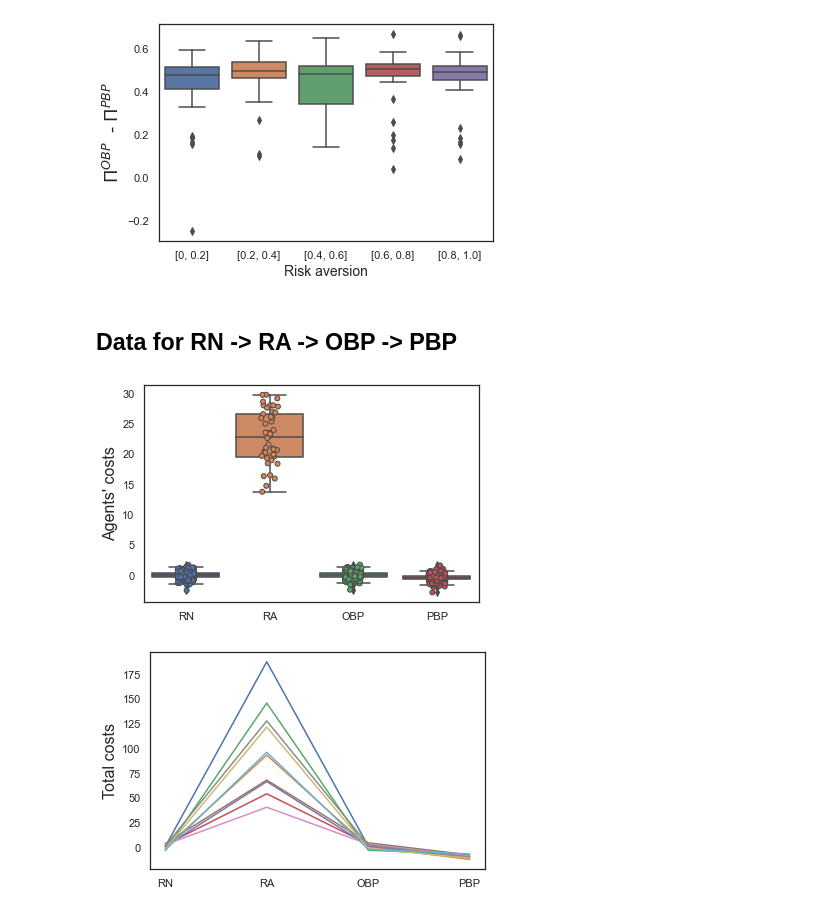
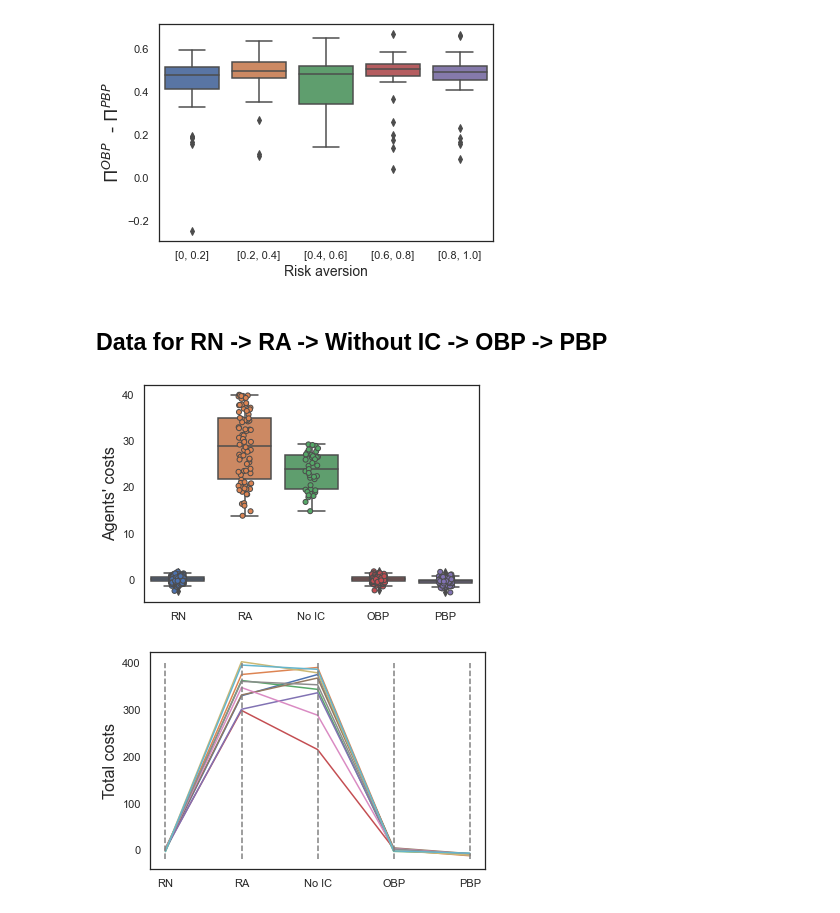
Before and after one commit to ishilov/risk_paper, a Jupyter notebook: notebooks/graphs.ipynb, the cells around one changed output. Drawn from its saved outputs; the diff is of its cells as text; code cells hidden in the pictures.

```diff
--- a/notebooks/graphs.ipynb
+++ b/notebooks/graphs.ipynb
@@ -103,0 +107,4 @@ df_RN
+# %%
+df_without_IC = pd.read_csv('../data/without_IC_params_2000_with_obj.csv')
+df_without_IC.set_index(['Unnamed: 0', 'Unnamed: 1'], inplace=True)
+df_without_IC
@@ -180,53 +202,56 @@ fig;
 # %% [output]
 [figure]
 # %% [markdown]
-## Data for RN -> RA -> OBP -> PBP
+## Data for RN -> RA -> Without IC -> OBP -> PBP
 # %%
 fig = plt.figure
 cats_total = []
 data_total = []
 for i in range(10):
     obj_opt = df_optimistic.loc[i].loc['objective'].values.tolist()
     obj_pes = df_pessimistic.loc[i].loc['objective'].values.tolist()
     obj_RN = df_RN.loc[i].loc['objective'].values.tolist()
-    obj_without_contracts = df_without_contracts.loc[i].loc['objective'][df_without_contracts.loc[i].loc['objective']<30].values.tolist()
+    obj_without_contracts = df_without_contracts.loc[i].loc['objective'][df_without_contracts.loc[i].loc['objective']<40].values.tolist()
+    obj_without_IC = df_without_IC.loc[i].loc['objective'][df_without_IC.loc[i].loc['objective']<30].values.tolist()
 
 
-    data = obj_RN + obj_without_contracts + obj_opt + obj_pes
+    data = obj_RN + obj_without_contracts + obj_without_IC + obj_opt + obj_pes
 
-    cats = ([0 for i in range(len(obj_RN))] + [1 for j in range(len(obj_without_contracts))]+
-            [2 for k in range(len(obj_opt))] + [3 for m in range(len(obj_pes))])
+    cats = ([0 for i in range(len(obj_RN))] + [1 for j in range(len(obj_without_contracts))]
+            + [2 for l in range(len(obj_without_IC))]
+            + [3 for k in range(len(obj_opt))] + [4 for m in range(len(obj_pes))])
 
     cats_total += cats
     data_total += data
 
 
 
     sns.stripplot(x = cats, y = data, linewidth=1)
 
 
     #sum_opt = obj_opt.sum()
     #sum_pes = obj_pes.sum()
 
     #sns.swarmplot(x = [0,1,2,3], y=  data)
 
     #plt.scatter(net_generation, obj_0_pes, color = 'b')
     #plt.scatter(i, sum_opt - sum_pes)
     #plt.plot(net_generation, obj_0_opt - obj_0_pes)
 #plt.scatter(net_generation[obj_0_wc<20], obj_0_wc[obj_0_wc<20], color = 'g')
 sns.boxplot(x = cats_total, y = data_total)
 plt.ylabel('Agents\' costs', fontsize = 16)
-plt.xticks([0,1,2,3], ['RN', 'RA', 'OBP', 'PBP'])
+plt.xticks([0,1,2,3,4], ['RN', 'RA', 'No IC', 'OBP', 'PBP'])
 fig;
 # %% [output]
-[figure, old version]
+[figure, new version]
 # %%
 fig = plt.figure
 for i in range(10):
     obj_opt = df_optimistic.loc[i].loc['objective'].values.tolist()
     obj_pes = df_pessimistic.loc[i].loc['objective'].values.tolist()
     obj_RN = df_RN.loc[i].loc['objective'].values.tolist()
-    obj_without_contracts = df_without_contracts.loc[i].loc['objective'][df_without_contracts.loc[i].loc['objective']<30].values.tolist()
+    obj_without_contracts = df_without_contracts.loc[i].loc['objective'][df_without_contracts.loc[i].loc['objective']<50].values.tolist()
+    obj_without_IC = df_without_IC.loc[i].loc['objective'][df_without_IC.loc[i].loc['objective']<50].values.tolist()
 
 
     #data = obj_RN + obj_without_contracts + obj_opt + obj_pes
@@ -241,17 +266,20 @@ for i in range(10):
     sum_opt = sum(obj_opt)
     sum_pes = sum(obj_pes)
     sum_RN = sum(obj_RN)
+    sum_no_IC = sum(obj_without_IC)
     sum_without_contracts = sum(obj_without_contracts)
 
-    sns.set_style('white')
-    plt.plot([0,1,2,3],[sum_RN, sum_without_contracts, sum_opt, sum_pes])
+    #sns.set_style('whitegrid')
+    #sns.set_style("ticks")
+    plt.plot([0,1,2,3,4],[sum_RN, sum_without_contracts, sum_no_IC, sum_opt, sum_pes])
 
     #plt.scatter(net_generation, obj_0_pes, color = 'b')
     #plt.scatter(i, sum_opt - sum_pes)
     #plt.plot(net_generation, obj_0_opt - obj_0_pes)
 #plt.scatter(net_generation[obj_0_wc<20], obj_0_wc[obj_0_wc<20], color = 'g')
 plt.ylabel('Total costs', fontsize = 16)
-plt.xticks([0,1,2,3], ['RN', 'RA', 'OBP', 'PBP'])
+plt.xticks([0,1,2,3,4], ['RN', 'RA', 'No IC', 'OBP', 'PBP'])
+plt.vlines([0,1,2,3,4], -20, 400, linestyles='dashed', colors='gray')
 fig;
 # %% [output]
-[figure, old version]
+[figure, new version]
```
Also changed, not shown: parts of 26 cells of this notebook, 3 other files.
